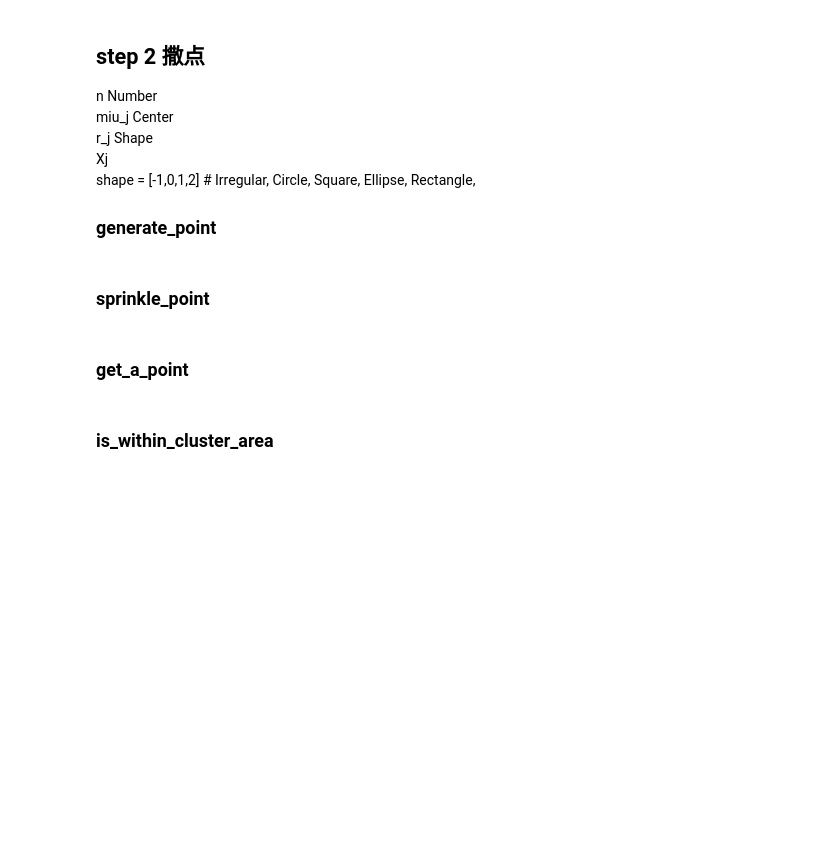
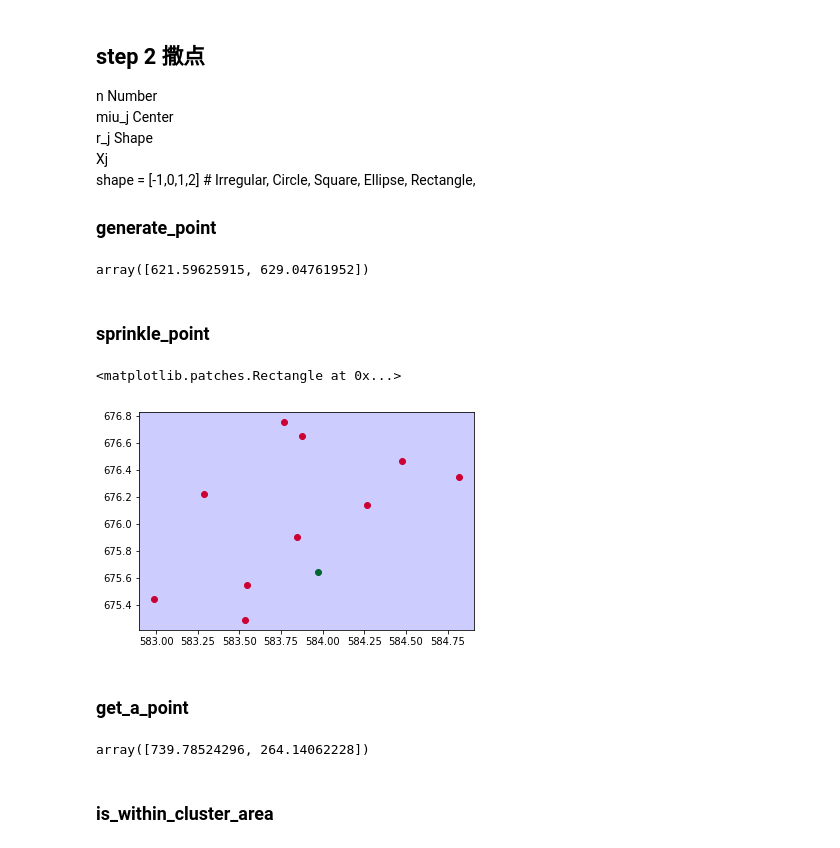
Before and after one commit to HereDrlv/CAS-lab, a Jupyter notebook: day 2/Untitled.ipynb, the cells around one changed output. Saved outputs shown, nothing was run; the diff lists cells and outputs as text; code cells hidden in the pictures; blank space fills up the shorter version.

```diff
--- a/day 2/Untitled.ipynb
+++ b/day 2/Untitled.ipynb
@@ -138,9 +105,13 @@ shape = [-1,0,1,2] # Irregular, Circle, Square, Ellipse, Rectangle,
 
 ### generate_point
 # %%
-def generate_point(miu_i, r_i):
+def generate_point(r_i,miu_i):
     return ( 2*np.random.random(d) -1 )* r_i + miu_i
-generate_point(miu_i=test_miu_i,r_i=test_r_i)
+# %%
+# TEST
+generate_point(*ClusterPlacement(np.array([]),np.array([])))
+# %% [output]
+array([621.59625915, 629.04761952])
 # %% [markdown]
 ### sprinkle_point
 # %%
@@ -149,9 +120,22 @@ def sprinkle_point(p, eps, min_pts): # sprinkle surrounding the point p
     points = np.array([])
     for i in range(min_pts):
         # NOT SURE: "around" here means "within the bounding box".
-        points = np.append(points,generate_point(p, eps)) # note that np.array + array means matrix plus
+        points = np.append(points,generate_point(miu_i=p,r_i=eps)) # note that np.array + array means matrix plus
     return points.reshape(min_pts,2)
-# sprinkle_point(p=test_miu_i, eps=0.01, min_pts=10)
+# %%
+# TEST 在一个点周围撒随机点
+TEST_one_r,TEST_one_point = ClusterPlacement(np.array([]),np.array([]))
+TEST_sprinlke_point = sprinkle_point(p=TEST_one_point, eps=0.02*TEST_one_r, min_pts=10)
+
+# 画图
+fig=plt.figure()
+ax = fig.add_subplot(111, aspect='auto')
+plt.scatter(*TEST_one_point,c='g')
+plt.scatter([i[0] for i in TEST_sprinlke_point],[i[1] for i in TEST_sprinlke_point],c='r')
+ax.add_patch(mpatches.Rectangle(TEST_one_point-TEST_one_r, TEST_one_r*2,TEST_one_r*2, color = 'b', alpha=0.2))
+# %% [output]
+<matplotlib.patches.Rectangle at 0x...>
+[figure, added]
 # %% [markdown]
 ### get_a_point
 # %%
@@ -166,3 +149,8 @@ get_a_point(test_miu_i, eps=0.001, eps_=0.002)
+# %%
+# TEST
+get_a_point(*ClusterPlacement(np.array([]),np.array([])), eps_=0.002)
+# %% [output]
+array([739.78524296, 264.14062228])
 # %% [markdown]
 ### is_within_cluster_area
 # %%
```
Also changed, not shown: parts of 12 cells of this notebook.
